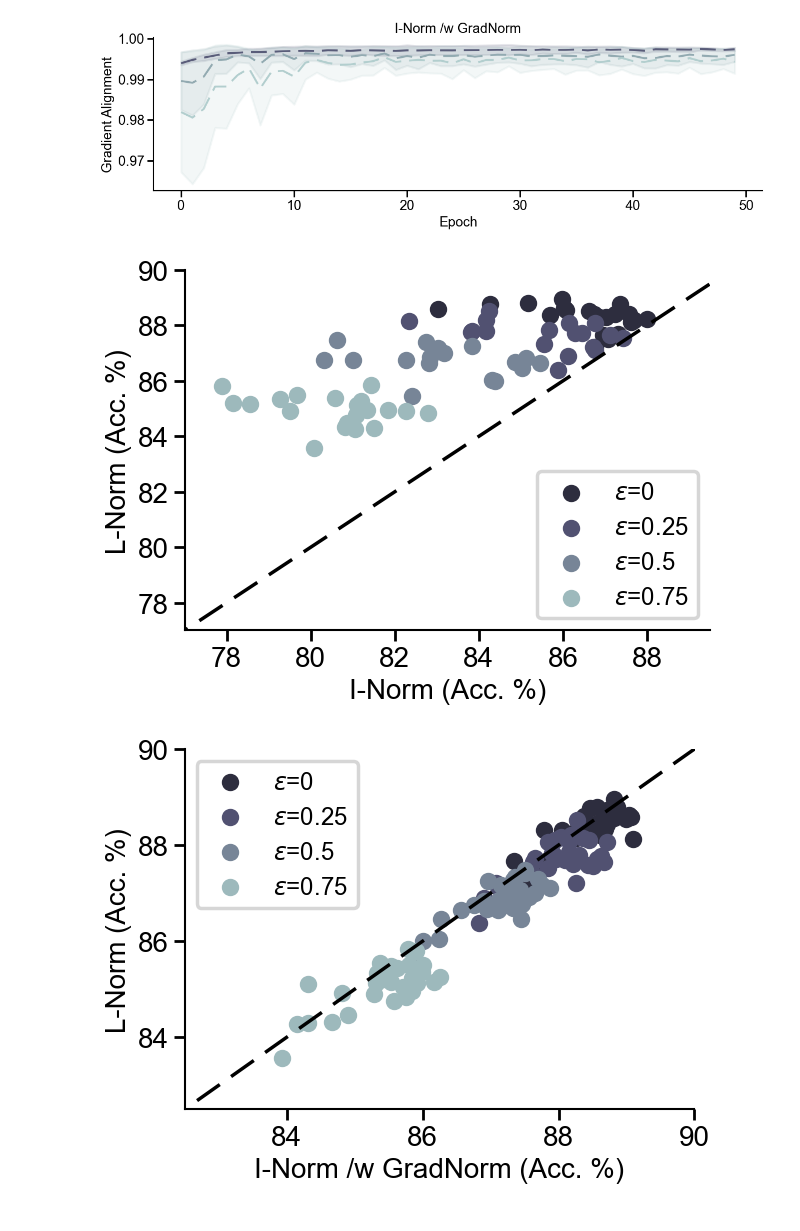
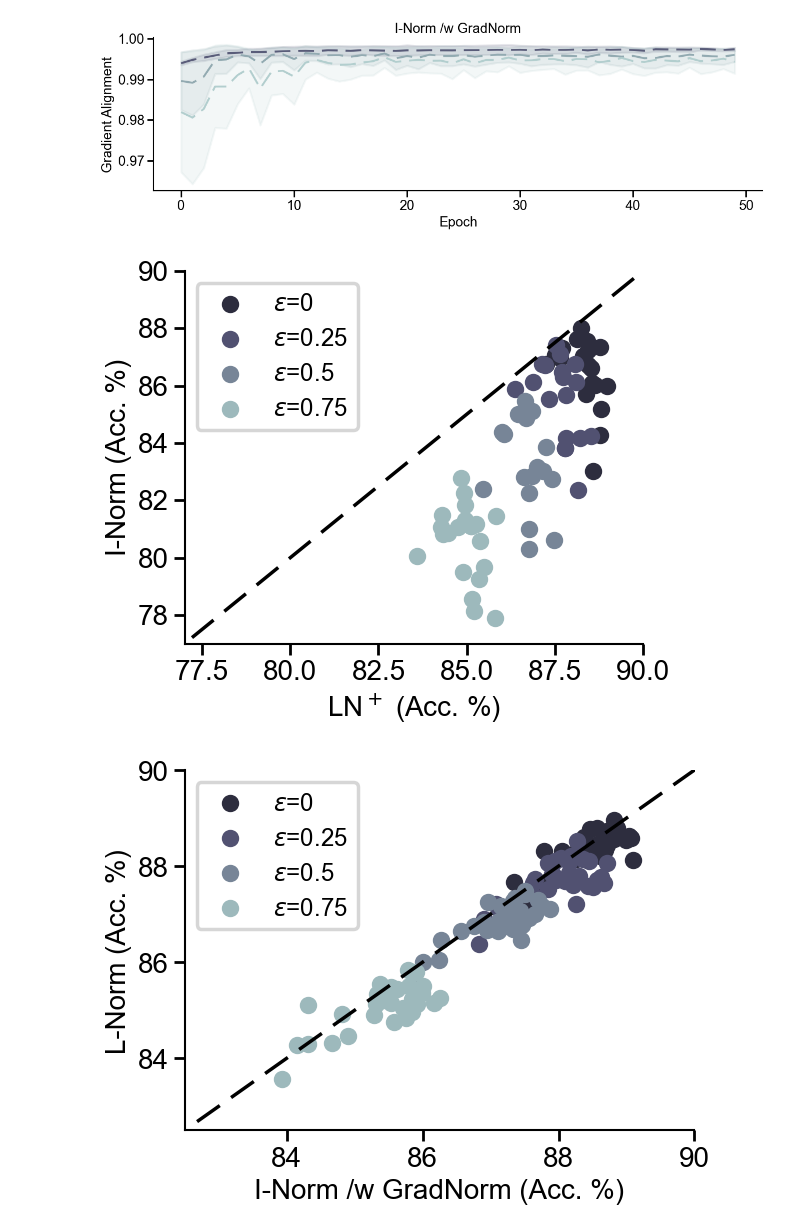
Before and after one commit to RoyHEyono/HomeostaticDANN, a Jupyter notebook: models/dense_mnist_task/figure_notebooks/fig3.ipynb, the cells around one changed output. Cells and saved outputs as stored; diff of their text form; code cells hidden in the pictures.

```diff
--- a/models/dense_mnist_task/figure_notebooks/fig3.ipynb
+++ b/models/dense_mnist_task/figure_notebooks/fig3.ipynb
@@ -60,7 +60,7 @@ norm = colors.Normalize(vmin=min(brightness_factors), vmax=max(brightness_factor
 scalar_map = cm.ScalarMappable(norm=norm, cmap=trunc_bone)
 
 # Plot
-fig, ax = plt.subplots()
+fig, ax = plt.subplots(figsize=(6,5))
 
 for a_idx, alignment_prefix in enumerate(alignment_types):
     linestyle = 'solid' if a_idx == 0 else 'dashed'
@@ -120,7 +120,7 @@ for a_idx, alignment_prefix in enumerate(alignment_types):
             )
 
 # Axis formatting
-ax.set_title("I-Norm")
+# ax.set_title("I-Norm")
 ax.set_xlabel("Epoch")
 ax.set_ylabel("Cosine Similarity \wrt LN$^+$")
 ax.yaxis.set_major_formatter(ScalarFormatter())
@@ -245,7 +245,7 @@ gradient_alignment_ - 0.75 - fc0 - 50
 gradient_alignment_ - 0.75 - fc1 - 50
 [figure]
 # %%
-fig, ax = plt.subplots()
+fig, ax = plt.subplots(figsize=(6,5))
 
 # Example brightness factors used
 brightness_values = [0, 0.25, 0.5, 0.75]
@@ -269,38 +269,38 @@ list_line = range(100)
 plt.xticks(fontsize=20)
 plt.yticks(fontsize=20)
 ax.plot(list_line, list_line, color='black', linestyle='--')
-ax.set_xlabel(f"I-Norm (Acc. %)", fontsize=20)
-ax.set_ylabel("L-Norm (Acc. %)", fontsize=20)
+ax.set_ylabel(f"I-Norm (Acc. %)", fontsize=20)
+ax.set_xlabel("LN$^+$ (Acc. %)", fontsize=20)
 
 for bfi in brightness_values:
     color = cmap(norm(bfi))
 
     runs_dict = dict()
 
     runs_dict["runs_vanilla_dann_layernorm"] = fetch_runs(api, entity='project_danns', project_name='Luminosity_LNHomeostasis', filters={"config.dataset": "fashionmnist",
                                                             "config.brightness_factor": bfi, "config.homeostasis": 0, "config.normtype": 0, "config.normtype_detach": 0,
                                                             "config.excitation_training": 1, "config.layer_norm": 1, "config.use_testset": True}, order="-summary_metrics.test_acc")
     runs_dict["runs_homeostasis"] = fetch_runs(api, entity='project_danns', project_name='Luminosity_LNHomeostasis', filters={"config.dataset": "fashionmnist",
                                                             "config.brightness_factor": bfi, "config.homeostasis": 1, "config.normtype": 0, "config.normtype_detach": 1, "config.lambda_homeo": 0.01,
                                                             "config.excitation_training": 1, "config.layer_norm": None, "config.feedback_alignment":0, "config.use_testset": True, "config.ln_feedback":'full'}, order="-summary_metrics.test_acc")
 
     top_n = len(runs_dict["runs_vanilla_dann_layernorm"])
 
     for top in range(top_n):
         vanilla_dann_acc = runs_dict["runs_vanilla_dann_layernorm"][top].summary['test_acc']
         for rn in runs_dict["runs_homeostasis"]:
             if same_config(rn.config, runs_dict["runs_vanilla_dann_layernorm"][top].config, keys=['lr', 'wd','inhib_lrs', 'momentum', 'inhib_momentum']):
-                sc = ax.scatter(rn.summary['test_acc'], vanilla_dann_acc, color=color, label=f"$\epsilon$={bfi}" if top == 0 else None)
+                sc = ax.scatter( vanilla_dann_acc, rn.summary['test_acc'], color=color, label=f"$\epsilon$={bfi}" if top == 0 else None)
                 break  # Only label once per brightness group
-ax.set_xlim(77, 89.5)
+ax.set_xlim(77, 90)
 ax.set_ylim(77, 90)
 ax.legend()
 
 sm = cm.ScalarMappable(cmap=cmap, norm=norm)
 sm.set_array([])
 plt.savefig("figure3a.svg", format="svg")
 # %% [output]
-[figure, old version]
+[figure, new version]
 # %%
 fig, ax = plt.subplots()
 
```
Also changed, not shown: parts of 1 cell of this notebook, 2 other files.
